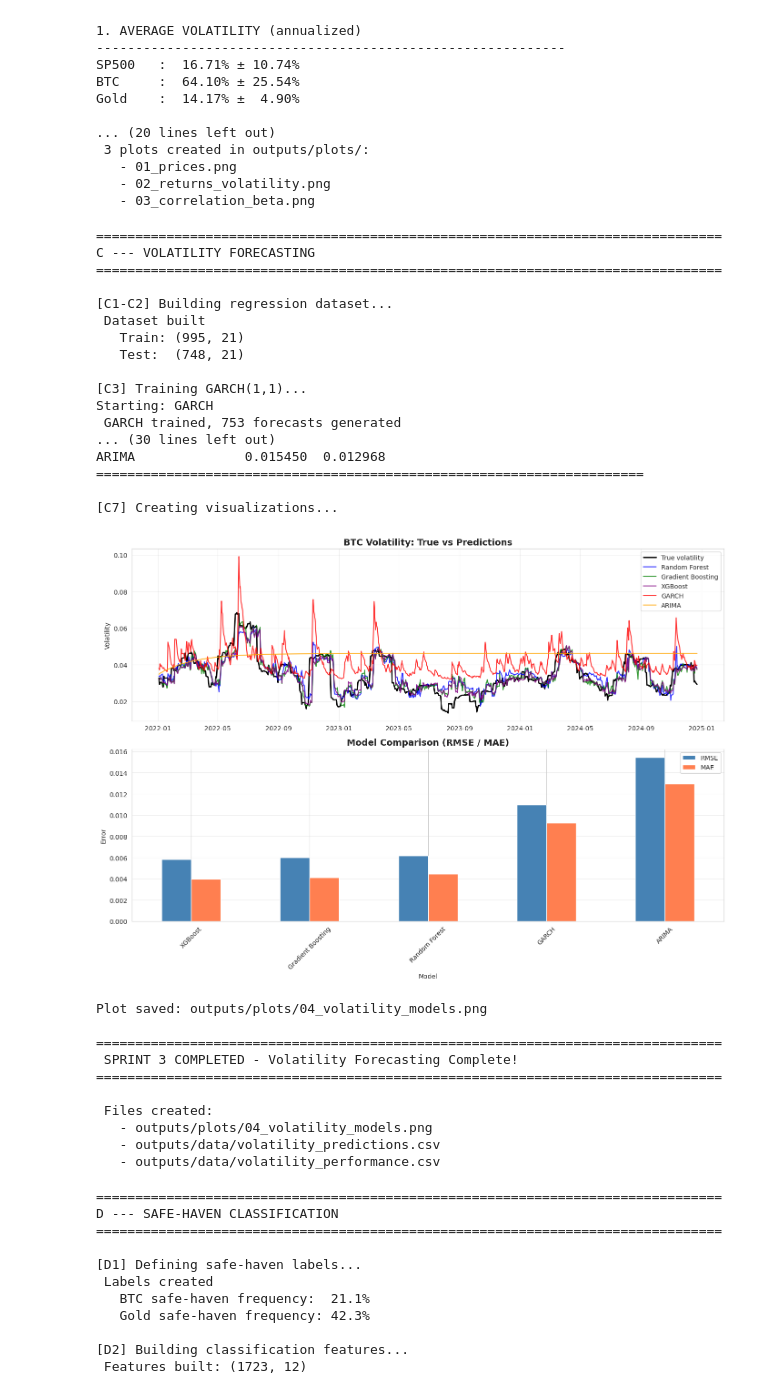
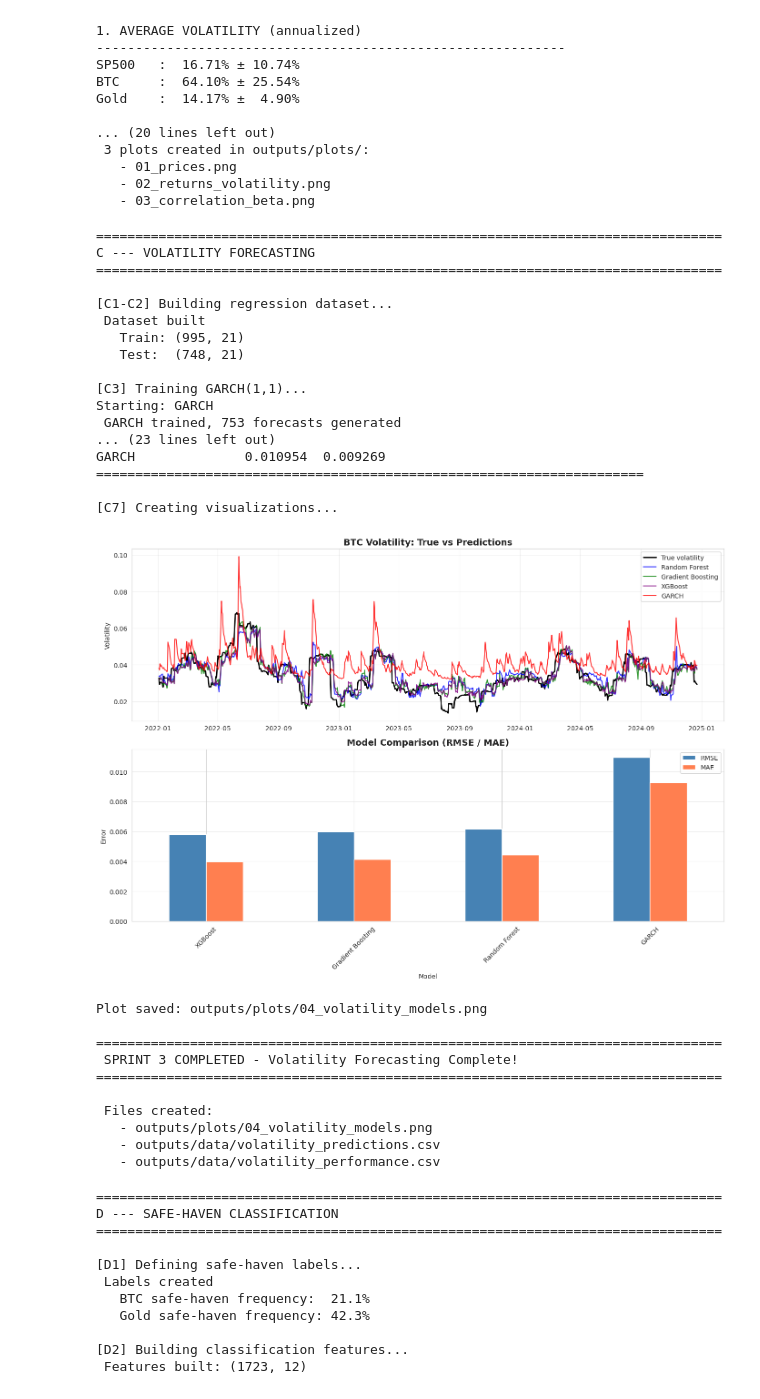
Before and after one commit to DylanZermatten/ADA, a Jupyter notebook: Final.ipynb, the cells around one changed output. Drawn from its saved outputs; the diff is of its cells as text; code cells hidden in the pictures.

Commit message:
Remove ARIMA

```diff
--- a/Final.ipynb
+++ b/Final.ipynb
@@ -600,7 +600,6 @@ Gold    :  14.17% ±  4.90%
 
 # Additional imports for this sprint
 from arch import arch_model
-from statsmodels.tsa.arima.model import ARIMA
 from xgboost import XGBRegressor
 from sklearn.ensemble import RandomForestRegressor, GradientBoostingRegressor
 from sklearn.metrics import mean_squared_error, mean_absolute_error
@@ -688,30 +687,6 @@ with Timer("GARCH"):
     print(f" GARCH trained, {len(garch_vol)} forecasts generated")
 
 # -----------------------------------------------------------------------------
-# ARIMA MODEL
-# -----------------------------------------------------------------------------
-
-print("\n[C4] Training ARIMA(1,0,1)...")
-
-with Timer("ARIMA"):
-    vol_train = df_base['vol_BTC'].loc[
-        CONFIG['dates']['train_start']:CONFIG['dates']['train_end']
-    ]
-    vol_test_true = df_base['vol_BTC'].loc[
-        CONFIG['dates']['test_start']:CONFIG['dates']['test_end']
-    ]
-
-    try:
-        arima_model = ARIMA(vol_train, order=(1, 0, 1))
-        arima_fitted = arima_model.fit()
-        arima_forecast = arima_fitted.forecast(steps=len(vol_test_true))
-        arima_forecast.index = vol_test_true.index
-        print(f" ARIMA trained, {len(arima_forecast)} forecasts generated")
-    except Exception as e:
-        print(f"  ARIMA failed: {e}")
-        arima_forecast = None
-
-# -----------------------------------------------------------------------------
 # ML MODELS
 # -----------------------------------------------------------------------------
 
@@ -760,14 +735,6 @@ predictions = {
 }
 predictions['GARCH'] = garch_vol.loc[common_idx]
 
-if arima_forecast is not None:
-    common_idx_arima = common_idx.intersection(arima_forecast.index)
-    predictions = {
-        k: v.loc[common_idx_arima] if isinstance(v, pd.Series) else v
-        for k, v in predictions.items()
-    }
-    predictions['ARIMA'] = arima_forecast.loc[common_idx_arima]
-
 all_results = pd.DataFrame(predictions)
 
 # -----------------------------------------------------------------------------
@@ -813,7 +780,6 @@ axes[0].plot(all_results.index, all_results['target'],
 
 colors = {
     'GARCH': 'red',
-    'ARIMA': 'orange',
     'Random Forest': 'blue',
     'Gradient Boosting': 'green',
     'XGBoost': 'purple'
@@ -850,36 +816,36 @@ save_plot('04_volatility_models', CONFIG)
 # SAVE RESULTS
 # -----------------------------------------------------------------------------
 
 # Save predictions
 all_results.to_csv(f"{CONFIG['paths']['data']}volatility_predictions.csv")
 summary_table.to_csv(f"{CONFIG['paths']['data']}volatility_performance.csv")
 
 print("\n" + "="*80)
 print(" SPRINT 3 COMPLETED - Volatility Forecasting Complete!")
 print("="*80)
 print("\n Files created:")
 print("   - outputs/plots/04_volatility_models.png")
 print("   - outputs/data/volatility_predictions.csv")
 print("   - outputs/data/volatility_performance.csv")
 # %% [output]
 ================================================================================
 C --- VOLATILITY FORECASTING
 ================================================================================
 
 [C1-C2] Building regression dataset...
  Dataset built
    Train: (995, 21)
    Test:  (748, 21)
 
 [C3] Training GARCH(1,1)...
 Starting: GARCH
  GARCH trained, 753 forecasts generated
-... (30 lines left out)
-ARIMA              0.015450  0.012968
+... (23 lines left out)
+GARCH              0.010954  0.009269
 ======================================================================
 
 [C7] Creating visualizations...
-[figure, old version]
+[figure, new version]
 Plot saved: outputs/plots/04_volatility_models.png
 
 ================================================================================
```
Also changed, not shown: parts of 2 cells of this notebook.
